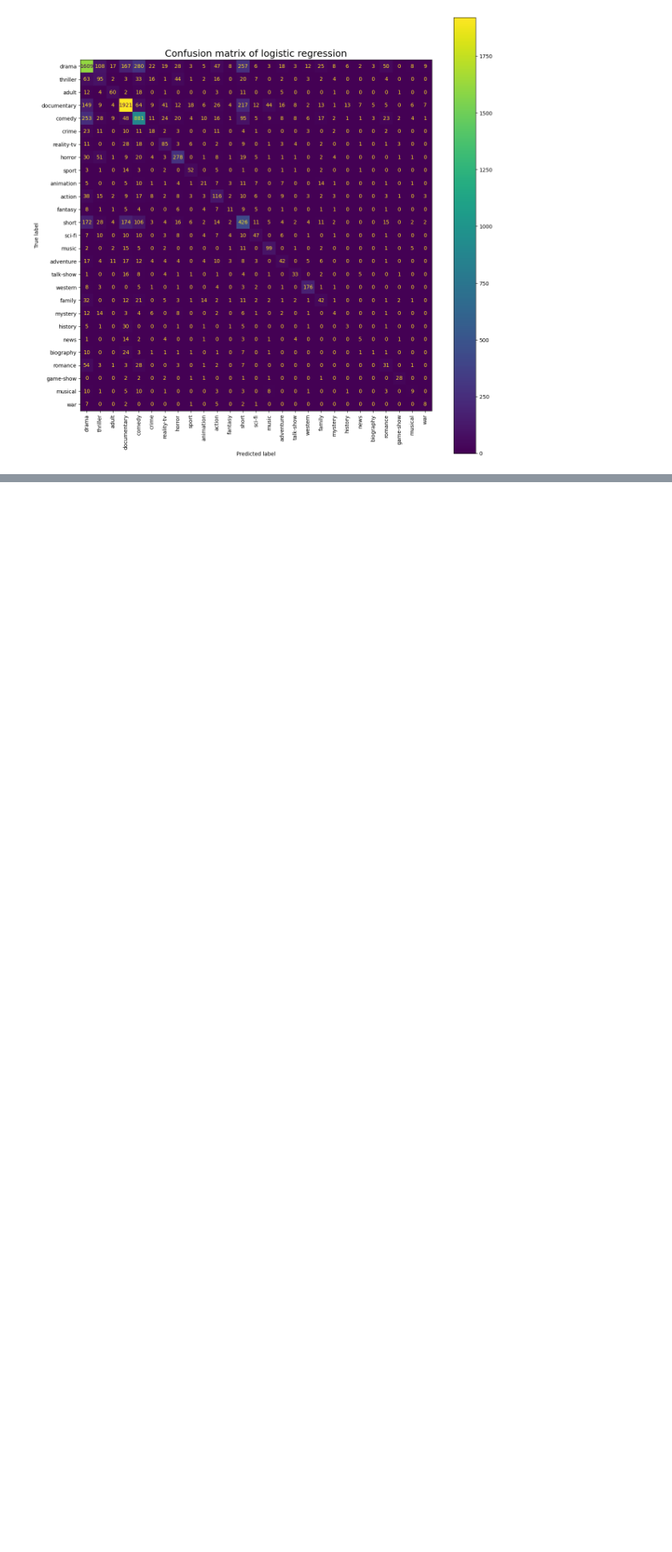
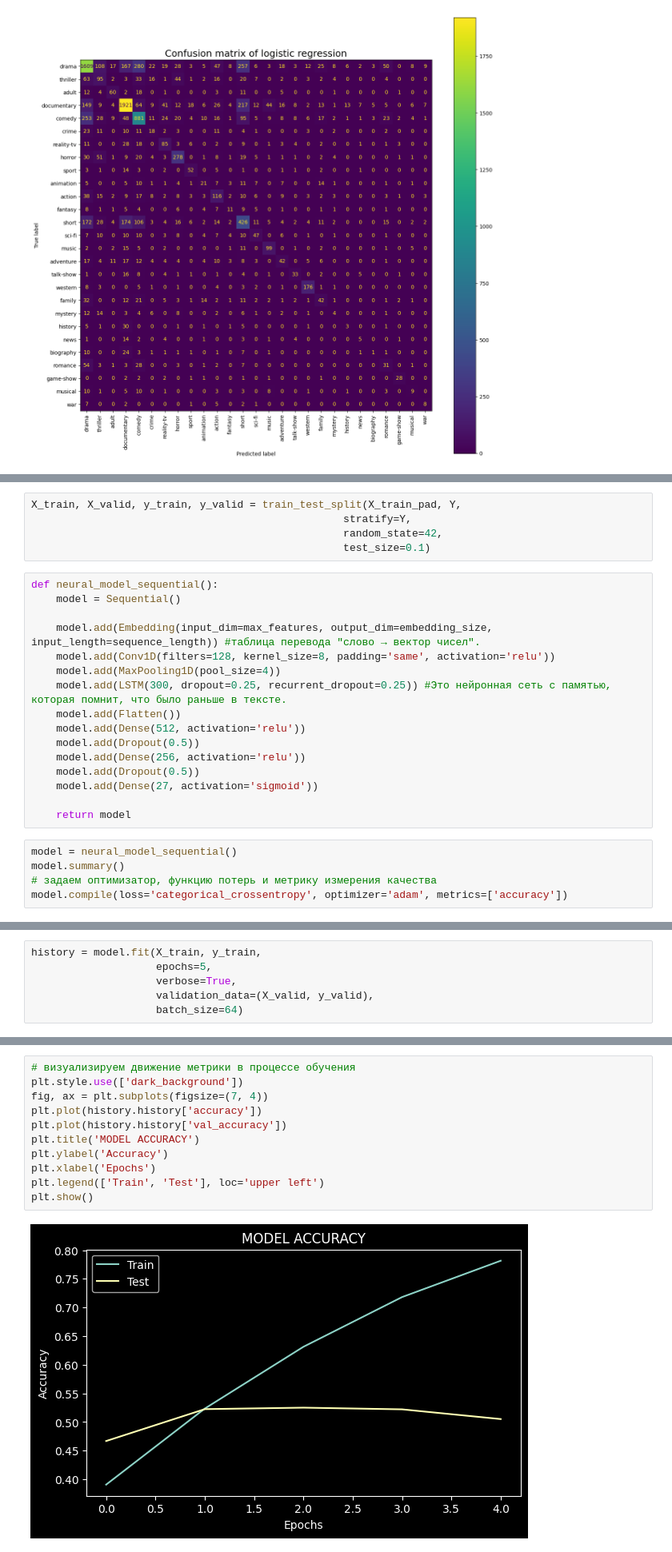
Before and after one commit to vlad9424/recurrent_networks, a Jupyter notebook: rec_net.ipynb, the cells around one changed output, grey strips where cells are left out. Shown at 80% size. Drawn from its saved outputs; the diff is of its cells as text; blank space fills up the shorter version.

```diff
--- a/rec_net.ipynb
+++ b/rec_net.ipynb
@@ -261,0 +340,26 @@ ax.set_title('Confusion matrix of logistic regression', fontsize=18);
+# %%
+X_train, X_valid, y_train, y_valid = train_test_split(X_train_pad, Y,
+                                                  stratify=Y,
+                                                  random_state=42,
+                                                  test_size=0.1)
+# %%
+def neural_model_sequential():
+    model = Sequential()
+
+    model.add(Embedding(input_dim=max_features, output_dim=embedding_size, input_length=sequence_length)) #таблица перевода "слово → вектор чисел".
+    model.add(Conv1D(filters=128, kernel_size=8, padding='same', activation='relu'))
+    model.add(MaxPooling1D(pool_size=4))
+    model.add(LSTM(300, dropout=0.25, recurrent_dropout=0.25)) #Это нейронная сеть с памятью, которая помнит, что было раньше в тексте.
+    model.add(Flatten())
+    model.add(Dense(512, activation='relu'))
+    model.add(Dropout(0.5))
+    model.add(Dense(256, activation='relu'))
+    model.add(Dropout(0.5))
+    model.add(Dense(27, activation='sigmoid'))
+
+    return model
+# %%
+model = neural_model_sequential()
+model.summary()
+# задаем оптимизатор, функцию потерь и метрику измерения качества
+model.compile(loss='categorical_crossentropy', optimizer='adam', metrics=['accuracy'])
@@ -261,0 +388,6 @@ ax.set_title('Confusion matrix of logistic regression', fontsize=18);
+# %%
+history = model.fit(X_train, y_train,
+                    epochs=5,
+                    verbose=True,
+                    validation_data=(X_valid, y_valid),
+                    batch_size=64)
@@ -261,0 +405,13 @@ ax.set_title('Confusion matrix of logistic regression', fontsize=18);
+# %%
+# визуализируем движение метрики в процессе обучения
+plt.style.use(['dark_background'])
+fig, ax = plt.subplots(figsize=(7, 4))
+plt.plot(history.history['accuracy'])
+plt.plot(history.history['val_accuracy'])
+plt.title('MODEL ACCURACY')
+plt.ylabel('Accuracy')
+plt.xlabel('Epochs')
+plt.legend(['Train', 'Test'], loc='upper left')
+plt.show()
+# %% [output]
+[figure, added]
```
Also changed, not shown: parts of 8 cells of this notebook.
